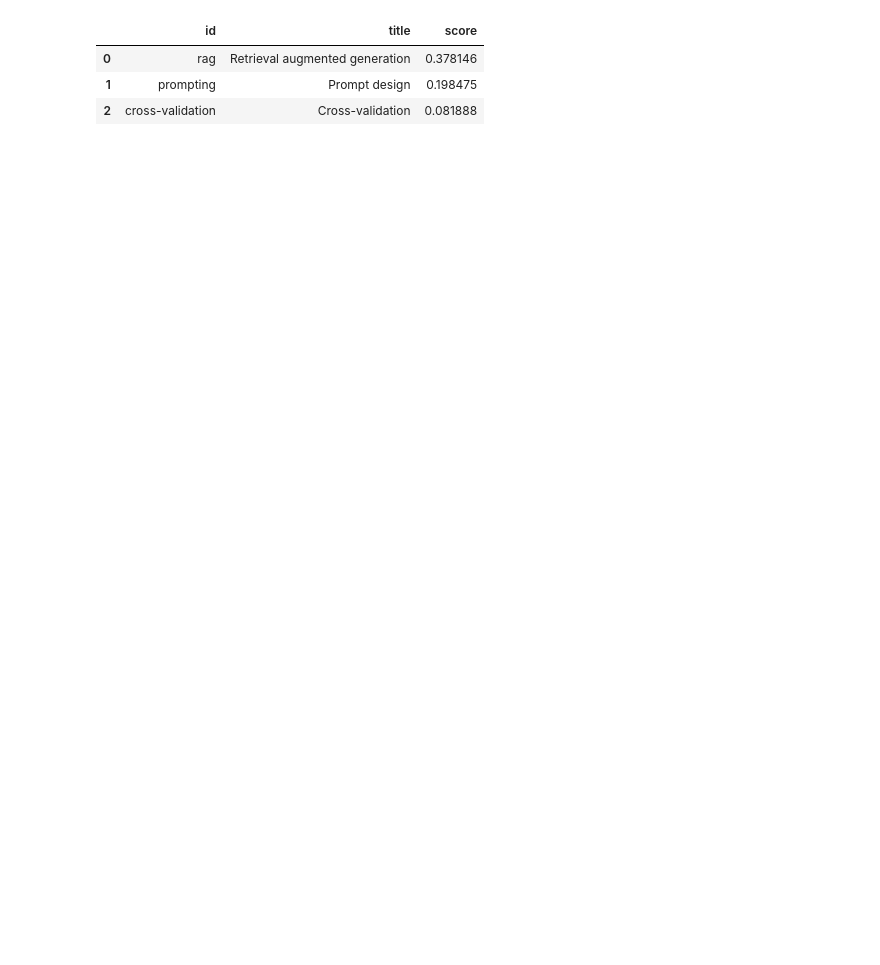
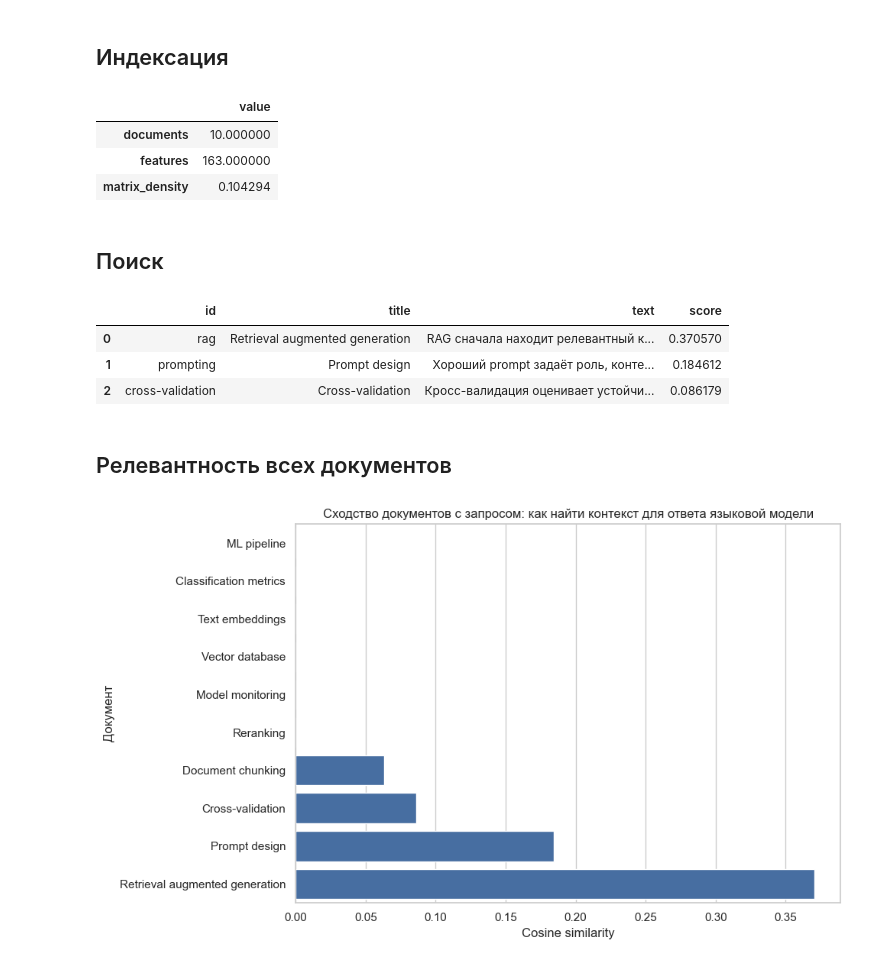
Before and after one commit to pv-afk/pv_afk, a Jupyter notebook: ML-AI/3.1. Поиск контекста для LLM.ipynb, the cells around one changed output. Drawn from its saved outputs; the diff is of its cells as text; code cells hidden in the pictures; blank space fills up the shorter version.

Commit message:
Expand ML AI notebooks with analysis and charts

```diff
--- a/ML-AI/3.1. Поиск контекста для LLM.ipynb
+++ b/ML-AI/3.1. Поиск контекста для LLM.ipynb
@@ -5,4 +5,9 @@
 # %%
+import matplotlib.pyplot as plt
+import numpy as np
 import pandas as pd
+import seaborn as sns
 from sklearn.feature_extraction.text import TfidfVectorizer
 from sklearn.metrics.pairwise import cosine_similarity
+
+sns.set_theme(style="whitegrid")
@@ -31,18 +42,51 @@ documents
+# %% [markdown]
+## Индексация
+# %%
+vectorizer = TfidfVectorizer(ngram_range=(1, 2), lowercase=True)
+document_matrix = vectorizer.fit_transform(documents["text"])
+
+pd.Series({
+    "documents": document_matrix.shape[0],
+    "features": document_matrix.shape[1],
+    "matrix_density": document_matrix.nnz / (document_matrix.shape[0] * document_matrix.shape[1]),
+}).to_frame("value")
+# %% [output]
+|  | value |
+| documents | 10.000000 |
+| features | 163.000000 |
+| matrix_density | 0.104294 |
+# %% [markdown]
+## Поиск
 # %%
-vectorizer = TfidfVectorizer(ngram_range=(1, 2), lowercase=True)
-document_matrix = vectorizer.fit_transform(documents["text"])
-
 def search(query, limit=3):
     query_vector = vectorizer.transform([query])
     scores = cosine_similarity(query_vector, document_matrix).ravel()
-    order = scores.argsort()[::-1][:limit]
-    result = documents.iloc[order][["id", "title"]].copy()
+    order = scores.argsort()[::-1]
+    result = documents.iloc[order][["id", "title", "text"]].copy()
     result["score"] = scores[order]
-    return result.reset_index(drop=True)
+    return result.head(limit).reset_index(drop=True), scores
+
+query = "как найти контекст для ответа языковой модели"
+results, scores = search(query, limit=3)
+results
+# %% [output]
+|  | id | title | text | score |
+| 0 | rag | Retrieval augmented generation | RAG сначала находит релевантный к... | 0.370570 |
+| 1 | prompting | Prompt design | Хороший prompt задаёт роль, конте... | 0.184612 |
+| 2 | cross-validation | Cross-validation | Кросс-валидация оценивает устойчи... | 0.086179 |
-# %%
-search("как найти контекст для ответа языковой модели")
-# %% [output]
-|  | id | title | score |
-| 0 | rag | Retrieval augmented generation | 0.378146 |
-| 1 | prompting | Prompt design | 0.198475 |
-| 2 | cross-validation | Cross-validation | 0.081888 |
+# %% [markdown]
+## Релевантность всех документов
+# %%
+score_frame = documents[["title"]].copy()
+score_frame["score"] = scores
+score_frame = score_frame.sort_values("score")
+
+plt.figure(figsize=(10, 6))
+sns.barplot(data=score_frame, x="score", y="title", color="#386cb0")
+plt.title(f"Сходство документов с запросом: {query}")
+plt.xlabel("Cosine similarity")
+plt.ylabel("Документ")
+plt.tight_layout()
+plt.show()
+# %% [output]
+[figure, added]
```
Also changed, not shown: parts of 10 cells of this notebook, 6 other files.
